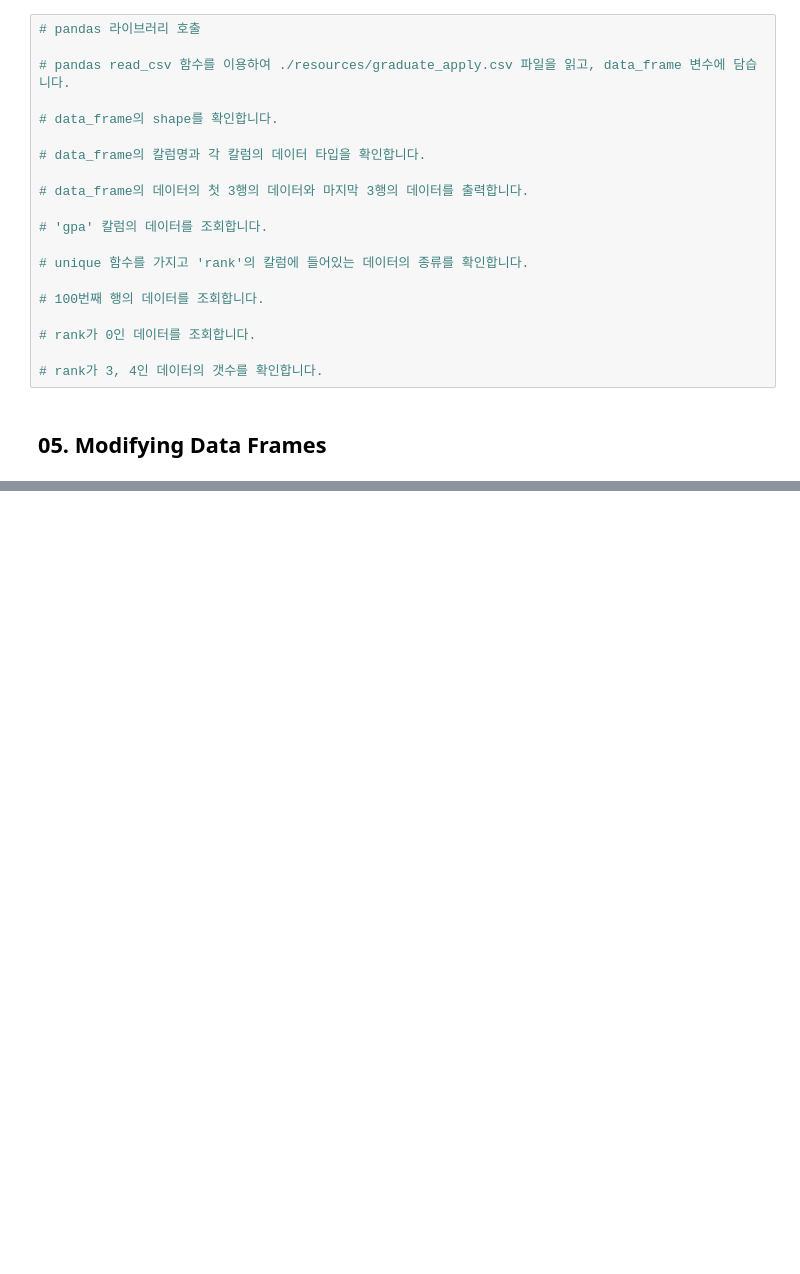
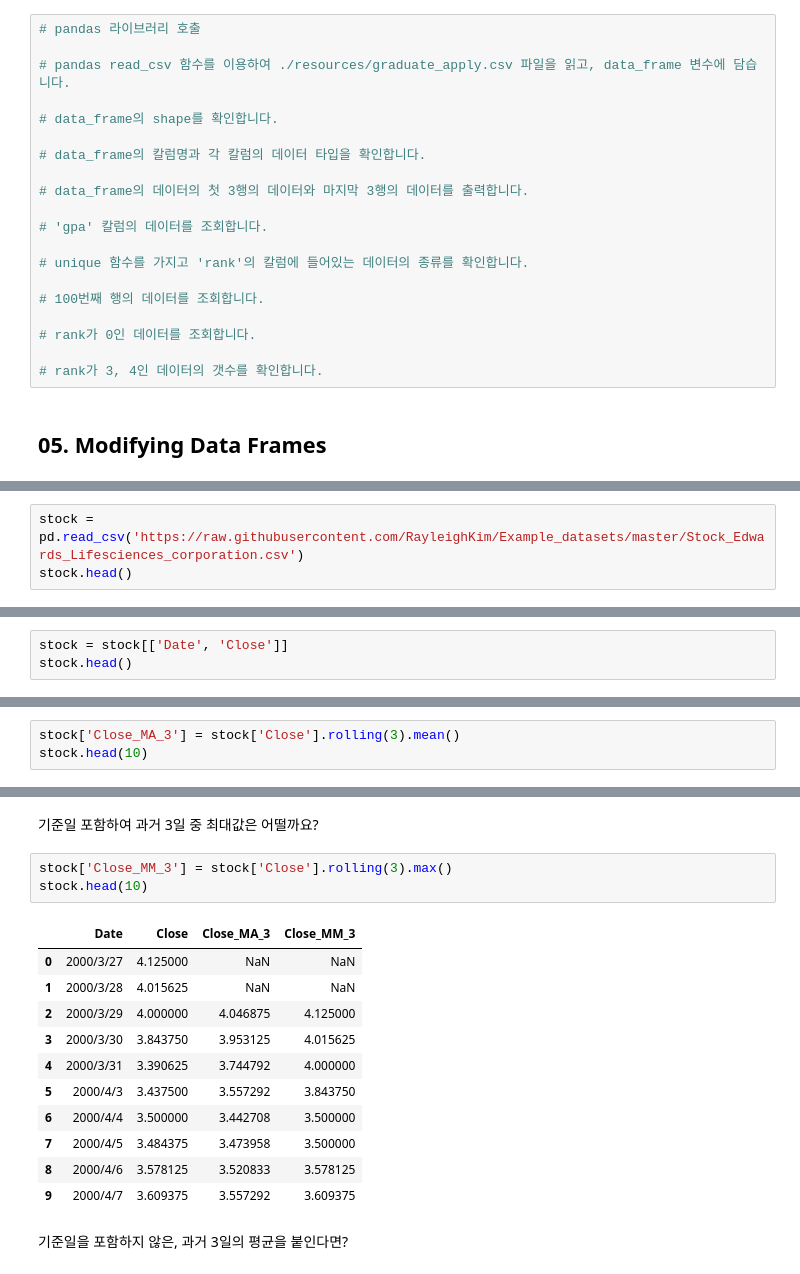
Before and after one commit to RayleighKim/M07_Numpy-Pandas_with_google_colab, a Jupyter notebook: 72_Pandas.ipynb, the cells around one changed output, grey strips where cells are left out. Drawn from its saved outputs; the diff is of its cells as text; blank space fills up the shorter version.

```diff
--- a/72_Pandas.ipynb
+++ b/72_Pandas.ipynb
@@ -267,0 +754,3 @@ print("------")
+# %%
+stock = pd.read_csv('https://raw.githubusercontent.com/RayleighKim/Example_datasets/master/Stock_Edwards_Lifesciences_corporation.csv')
+stock.head()
@@ -267,0 +766,3 @@ print("------")
+# %%
+stock = stock[['Date', 'Close']]
+stock.head()
@@ -267,0 +778,3 @@ print("------")
+# %%
+stock['Close_MA_3'] = stock['Close'].rolling(3).mean()
+stock.head(10)
@@ -267,0 +793,19 @@ print("------")
+# %% [markdown]
+기준일 포함하여 과거 3일 중 최대값은 어떨까요?
+# %%
+stock['Close_MM_3'] = stock['Close'].rolling(3).max()
+stock.head(10)
+# %% [output]
+|  | Date | Close | Close_MA_3 | Close_MM_3 |
+| 0 | 2000/3/27 | 4.125000 | NaN | NaN |
+| 1 | 2000/3/28 | 4.015625 | NaN | NaN |
+| 2 | 2000/3/29 | 4.000000 | 4.046875 | 4.125000 |
+| 3 | 2000/3/30 | 3.843750 | 3.953125 | 4.015625 |
+| 4 | 2000/3/31 | 3.390625 | 3.744792 | 4.000000 |
+| 5 | 2000/4/3 | 3.437500 | 3.557292 | 3.843750 |
+| 6 | 2000/4/4 | 3.500000 | 3.442708 | 3.500000 |
+| 7 | 2000/4/5 | 3.484375 | 3.473958 | 3.500000 |
+| 8 | 2000/4/6 | 3.578125 | 3.520833 | 3.578125 |
+| 9 | 2000/4/7 | 3.609375 | 3.557292 | 3.609375 |
+# %% [markdown]
+기준일을 포함하지 않은, 과거 3일의 평균을 붙인다면?
```
Also changed, not shown: parts of 80 cells of this notebook.
